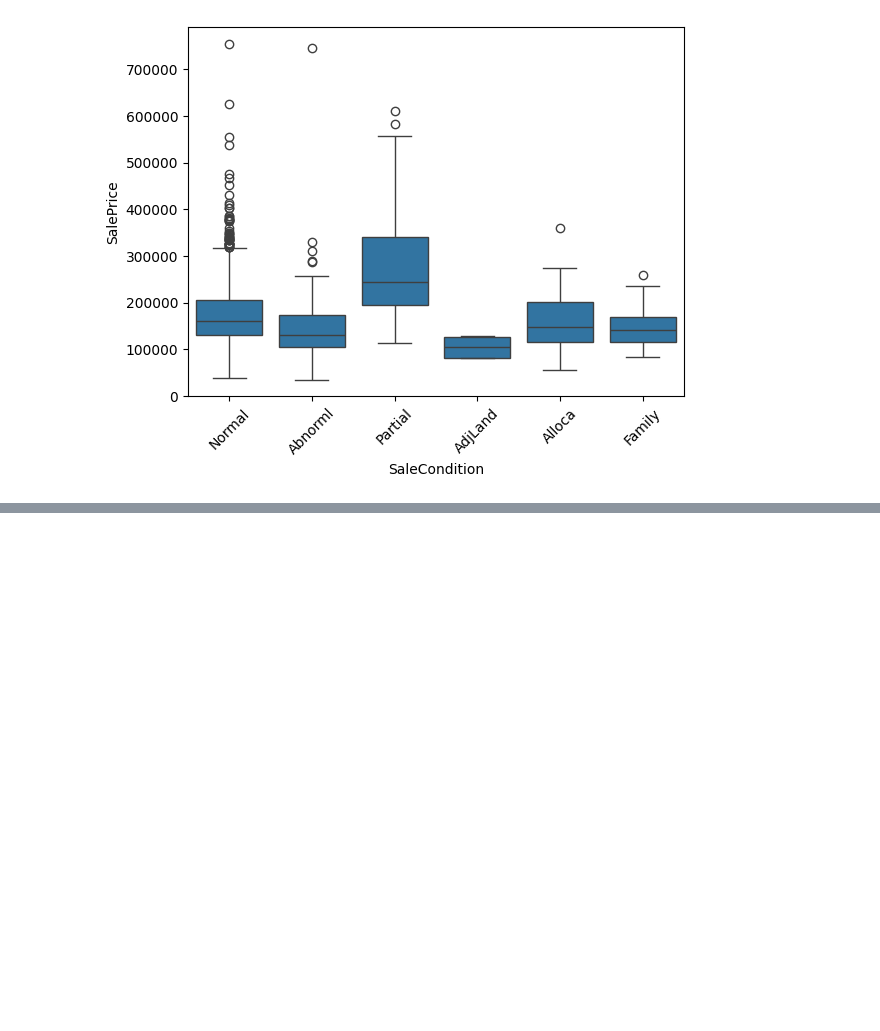
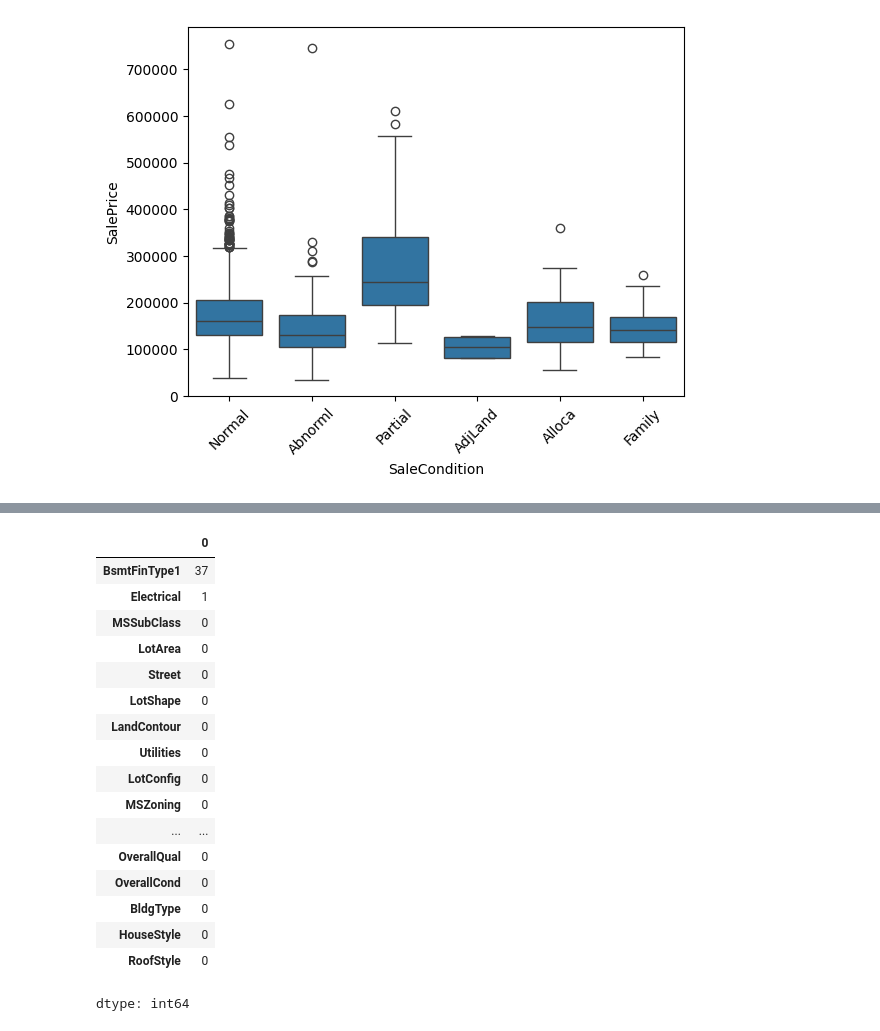
Before and after one commit to anubhavsingh23906-code/house-price-prediction, a Jupyter notebook: house_price_prediction.ipynb, the cells around one changed output, grey strips where cells are left out. Cells and saved outputs as stored; diff of their text form; code cells hidden in the pictures; blank space fills up the shorter version.

```diff
--- a/house_price_prediction.ipynb
+++ b/house_price_prediction.ipynb
@@ -154,0 +259,6 @@ plt.xticks(rotation=45)
+# %%
+df['LotFrontage'].fillna(df['LotFrontage'].median(), inplace=True)
+
+df['GarageYrBlt'].fillna(df['GarageYrBlt'].mean(), inplace=True)
+
+df['MasVnrArea'].fillna(df['MasVnrArea'].median(), inplace=True)
@@ -154,0 +311,2 @@ plt.xticks(rotation=45)
+# %%
+df.drop('MasVnrType', axis=1, inplace=True)
@@ -154,0 +341,12 @@ plt.xticks(rotation=45)
+# %%
+garage_cols = ['GarageQual','GarageType','GarageFinish','GarageCond']
+
+for col in garage_cols:
+    df[col].fillna('NoGarage', inplace=True)
+
+bsmt_cols = ['BsmtFinType2','BsmtExposure','BsmtCond','BsmtQual']
+
+for col in bsmt_cols:
+    df[col].fillna('NoBasement', inplace=True)
+
+df['FireplaceQu'].fillna('NoFireplace', inplace=True)
@@ -154,0 +372,21 @@ plt.xticks(rotation=45)
+# %%
+df.isnull().sum().sort_values(ascending=False).head(20)
+# %% [output]
+|  | 0 |
+| BsmtFinType1 | 37 |
+| Electrical | 1 |
+| MSSubClass | 0 |
+| LotArea | 0 |
+| Street | 0 |
+| LotShape | 0 |
+| LandContour | 0 |
+| Utilities | 0 |
+| LotConfig | 0 |
+| MSZoning | 0 |
+| ... | ... |
+| OverallQual | 0 |
+| OverallCond | 0 |
+| BldgType | 0 |
+| HouseStyle | 0 |
+| RoofStyle | 0 |
+dtype: int64
```
Also changed, not shown: parts of 28 cells of this notebook.
